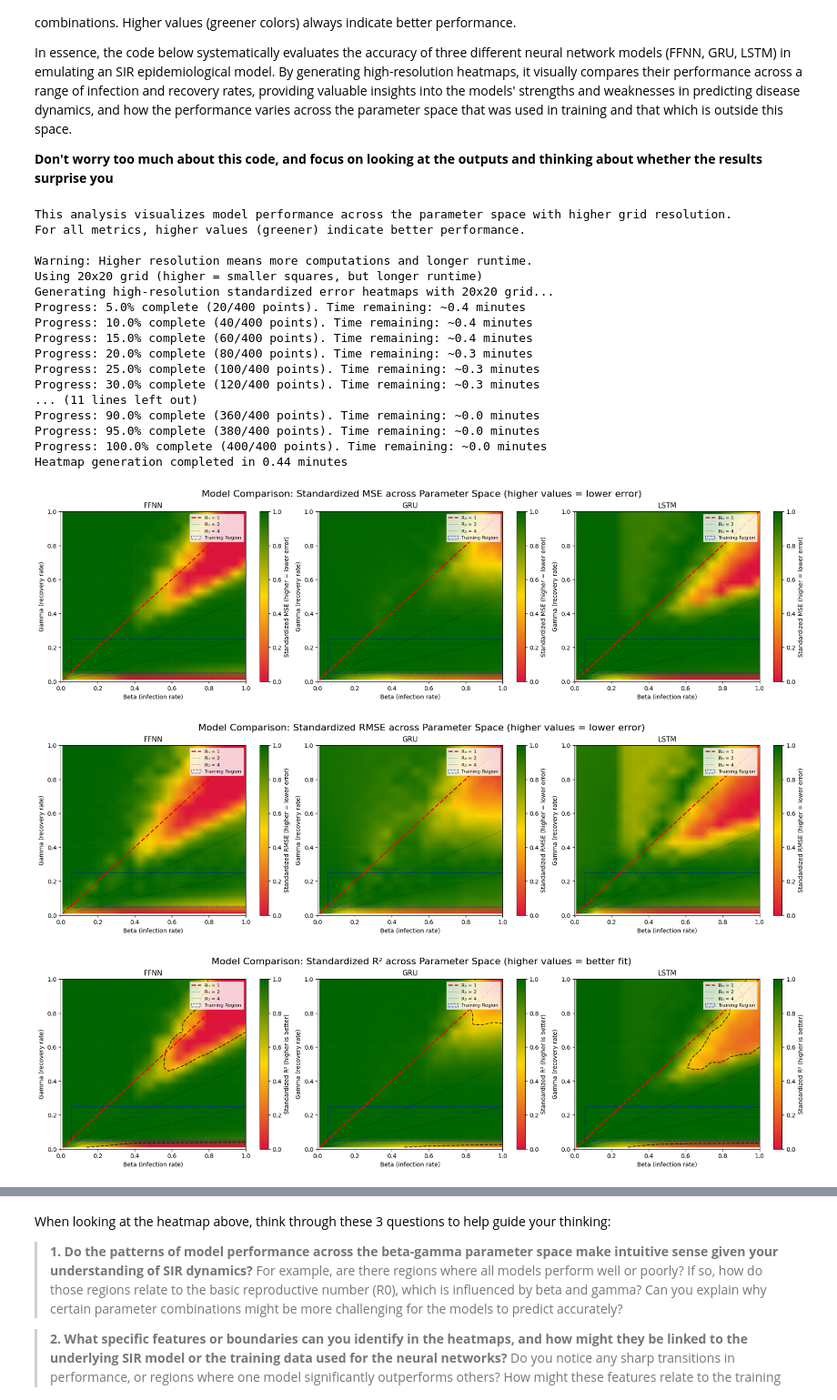
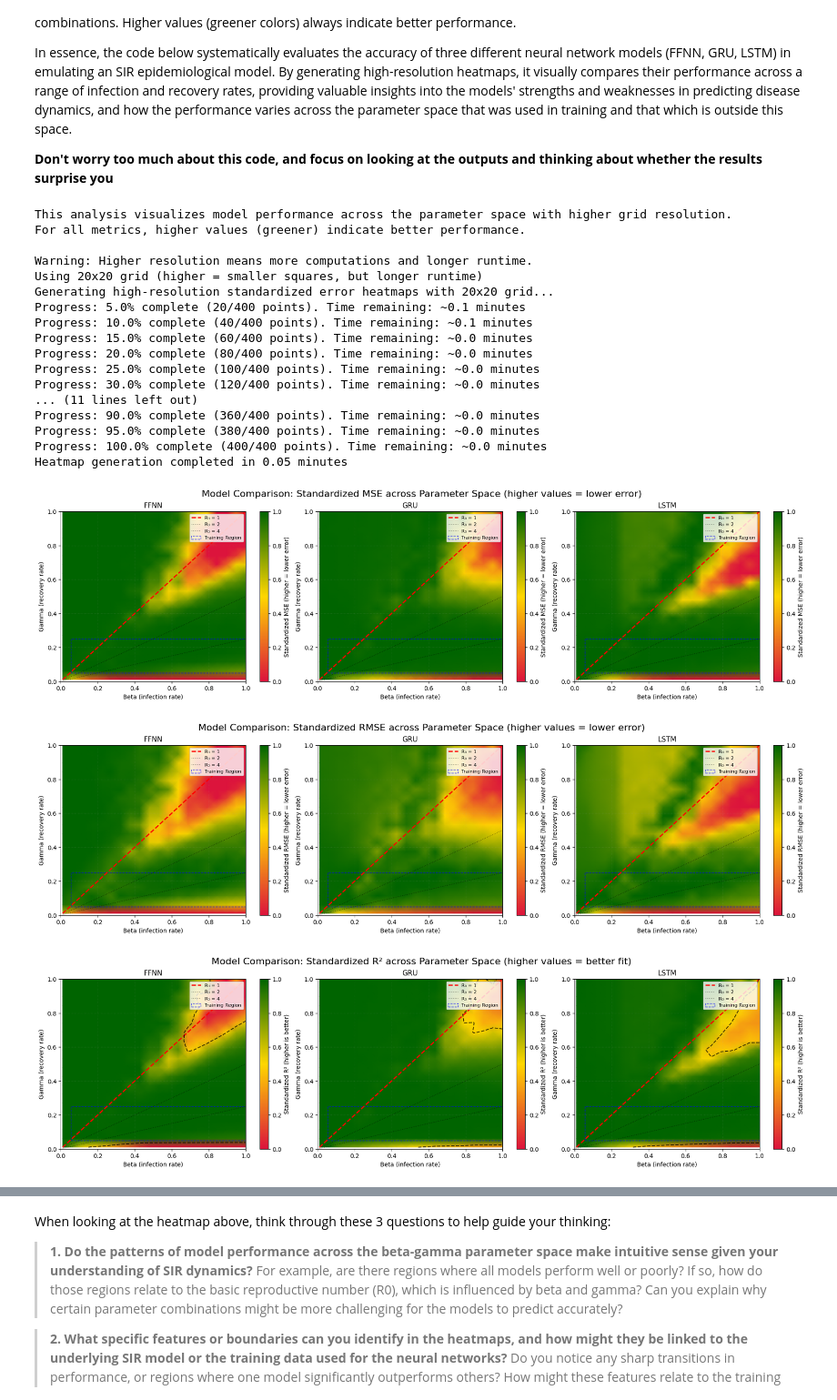
Before and after one commit to OJWatson/emidm, a Jupyter notebook: docs/notebooks/surrogate.ipynb, the cells around one changed output, grey strips where cells are left out. Shown at 91% size. Saved outputs shown, nothing was run; the diff lists cells and outputs as text; code cells hidden in the pictures.

```diff
--- a/docs/notebooks/surrogate.ipynb
+++ b/docs/notebooks/surrogate.ipynb
@@ -1225,7 +1210,8 @@ def plot_high_resolution_heatmaps(models, dataset, model_names, n_replicates=100
             is_outside_training[i, j] = (gamma > beta)
 
             # Run the actual SIR model with multiple replicates
-            sir_results = run_model_with_replicates(beta=beta, gamma=gamma, reps=n_replicates)
+            sir_results = run_sir_simulation(beta=beta, gamma=gamma, reps=n_replicates)
+            sir_results = to_dataframe(sir_results)
 
             # Calculate mean of SIR replicates as ground truth
             sir_mean = sir_results.groupby('t').mean()[['S', 'I', 'R']].reset_index()
@@ -1392,40 +1378,40 @@ print("For all metrics, higher values (greener) indicate better performance.")
 print("\nWarning: Higher resolution means more computations and longer runtime.")
 
 # Prompt user for desired resolution
 resolution = 20  # Default resolution
 print(f"Using {resolution}x{resolution} grid (higher = smaller squares, but longer runtime)")
 
 try:
     plot_high_resolution_heatmaps(
         models=[ffnn_model, gru_model, lstm_model],
         dataset=train_dataset,
         model_names=["FFNN", "GRU", "LSTM"],
         n_replicates=5,  # Reduced from 10 to save time with higher resolution
         grid_resolution=resolution
     )
 
 except Exception as e:
     print(f"Error generating high-resolution error heatmaps: {e}")
     import traceback
     traceback.print_exc()
 # %% [output]
 This analysis visualizes model performance across the parameter space with higher grid resolution.
 For all metrics, higher values (greener) indicate better performance.
 
 Warning: Higher resolution means more computations and longer runtime.
 Using 20x20 grid (higher = smaller squares, but longer runtime)
 Generating high-resolution standardized error heatmaps with 20x20 grid...
-Progress: 5.0% complete (20/400 points). Time remaining: ~0.4 minutes
-Progress: 10.0% complete (40/400 points). Time remaining: ~0.4 minutes
-Progress: 15.0% complete (60/400 points). Time remaining: ~0.4 minutes
-Progress: 20.0% complete (80/400 points). Time remaining: ~0.3 minutes
-Progress: 25.0% complete (100/400 points). Time remaining: ~0.3 minutes
-Progress: 30.0% complete (120/400 points). Time remaining: ~0.3 minutes
+Progress: 5.0% complete (20/400 points). Time remaining: ~0.1 minutes
+Progress: 10.0% complete (40/400 points). Time remaining: ~0.1 minutes
+Progress: 15.0% complete (60/400 points). Time remaining: ~0.0 minutes
+Progress: 20.0% complete (80/400 points). Time remaining: ~0.0 minutes
+Progress: 25.0% complete (100/400 points). Time remaining: ~0.0 minutes
+Progress: 30.0% complete (120/400 points). Time remaining: ~0.0 minutes
 ... (11 lines left out)
 Progress: 90.0% complete (360/400 points). Time remaining: ~0.0 minutes
 Progress: 95.0% complete (380/400 points). Time remaining: ~0.0 minutes
 Progress: 100.0% complete (400/400 points). Time remaining: ~0.0 minutes
-Heatmap generation completed in 0.44 minutes
+Heatmap generation completed in 0.05 minutes
-[figure, old version]
+[figure, new version]
-[figure, old version]
+[figure, new version]
-[figure, old version]
+[figure, new version]
```
Also changed, not shown: parts of 13 cells of this notebook, 17 other files.
